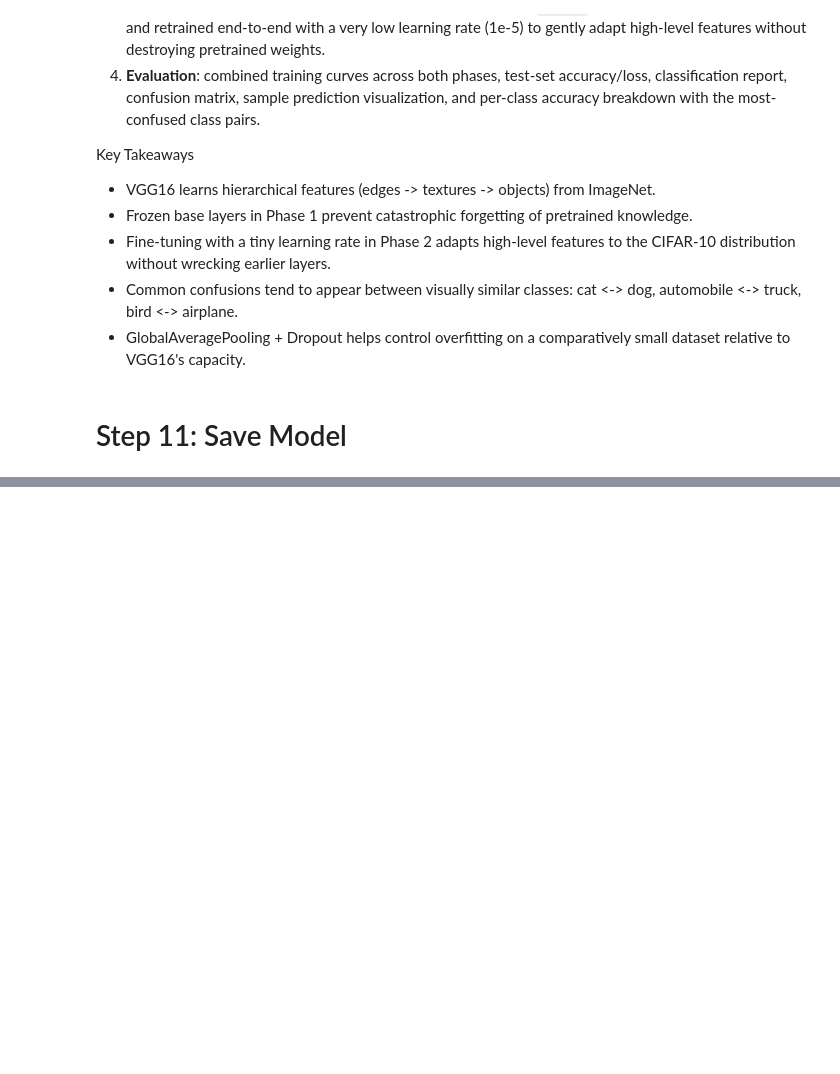
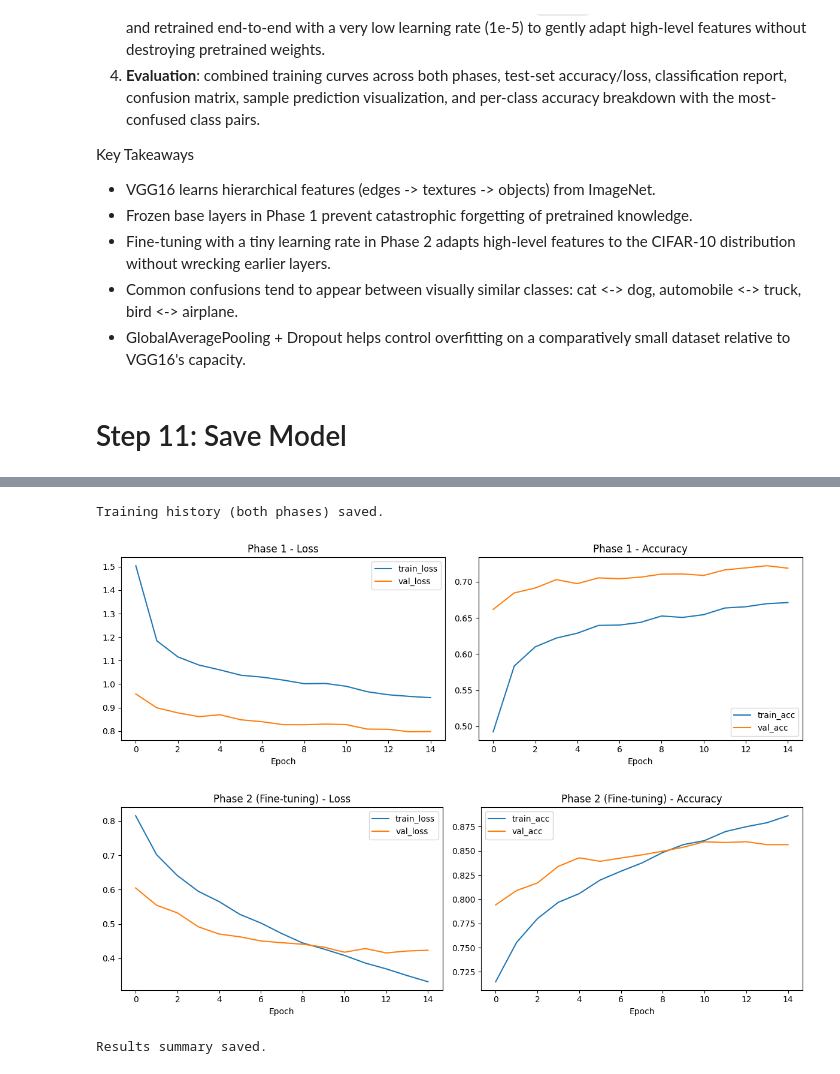
Before and after one commit to Rabia-Batool9/deep-learning-, a Jupyter notebook: rabia-batool-vgg16-transfer-learning.ipynb, the cells around one changed output, grey strips where cells are left out. Cells and saved outputs as stored; diff of their text form; code cells hidden in the pictures; blank space fills up the shorter version.

Commit message:
Kaggle Notebook | Rabia Batool vgg16 transfer learning | Version 3

```diff
--- a/rabia-batool-vgg16-transfer-learning.ipynb
+++ b/rabia-batool-vgg16-transfer-learning.ipynb
@@ -688,0 +678,61 @@ model.save("vgg16_cifar10.keras")
+# %%
+import pickle
+
+# Assuming you have history_phase1 and history_phase2 from model.fit() calls
+all_history = {
+    'phase1': history_phase1.history,
+    'phase2': history_phase2.history
+}
+
+with open('/kaggle/working/training_history.pkl', 'wb') as f:
+    pickle.dump(all_history, f)
+
+print("Training history (both phases) saved.")
+# %% [output]
+Training history (both phases) saved.
+# %%
+import matplotlib.pyplot as plt
+
+def plot_and_save(history_dict, phase_name, filename):
+    plt.figure(figsize=(12, 4))
+
+    plt.subplot(1, 2, 1)
+    plt.plot(history_dict['loss'], label='train_loss')
+    plt.plot(history_dict['val_loss'], label='val_loss')
+    plt.title(f'{phase_name} - Loss')
+    plt.xlabel('Epoch')
+    plt.legend()
+
+    plt.subplot(1, 2, 2)
+    plt.plot(history_dict['accuracy'], label='train_acc')
+    plt.plot(history_dict['val_accuracy'], label='val_acc')
+    plt.title(f'{phase_name} - Accuracy')
+    plt.xlabel('Epoch')
+    plt.legend()
+
+    plt.tight_layout()
+    plt.savefig(f'/kaggle/working/{filename}.png', dpi=150)
+    plt.show()  # keeps it visible in notebook output too
+    plt.close()
+
+plot_and_save(history_phase1.history, 'Phase 1', 'phase1_history')
+plot_and_save(history_phase2.history, 'Phase 2 (Fine-tuning)', 'phase2_history')
+# %% [output]
+[figure, added]
+[figure, added]
+# %%
+import json
+
+results_summary = {
+    'phase1_best_val_accuracy': 0.7222,
+    'phase2_best_val_accuracy': 0.8594,
+    'test_loss': 0.4650,
+    'test_accuracy': 0.8433,
+}
+
+with open('/kaggle/working/results_summary.json', 'w') as f:
+    json.dump(results_summary, f, indent=4)
+
+print("Results summary saved.")
+# %% [output]
+Results summary saved.
```
Also changed, not shown: parts of 11 cells of this notebook.
